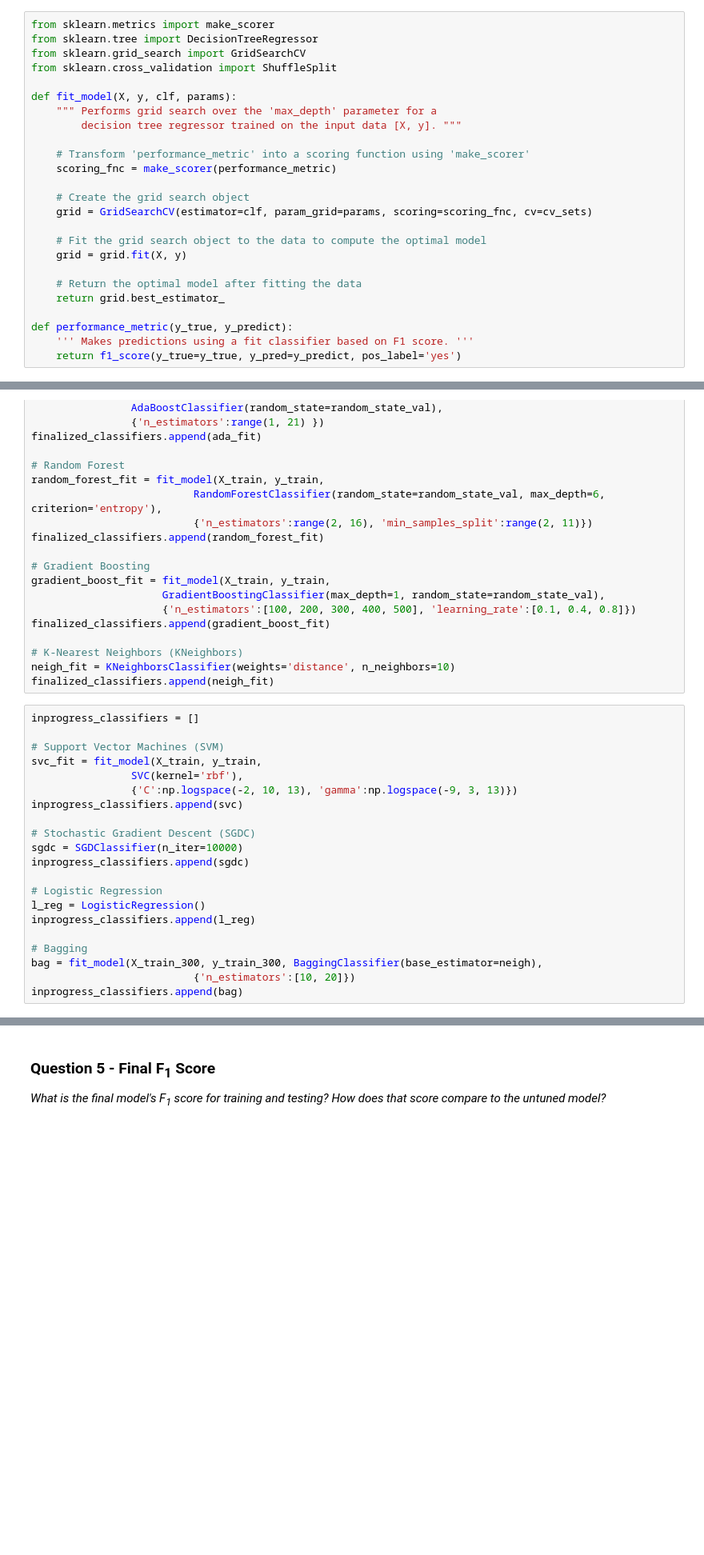
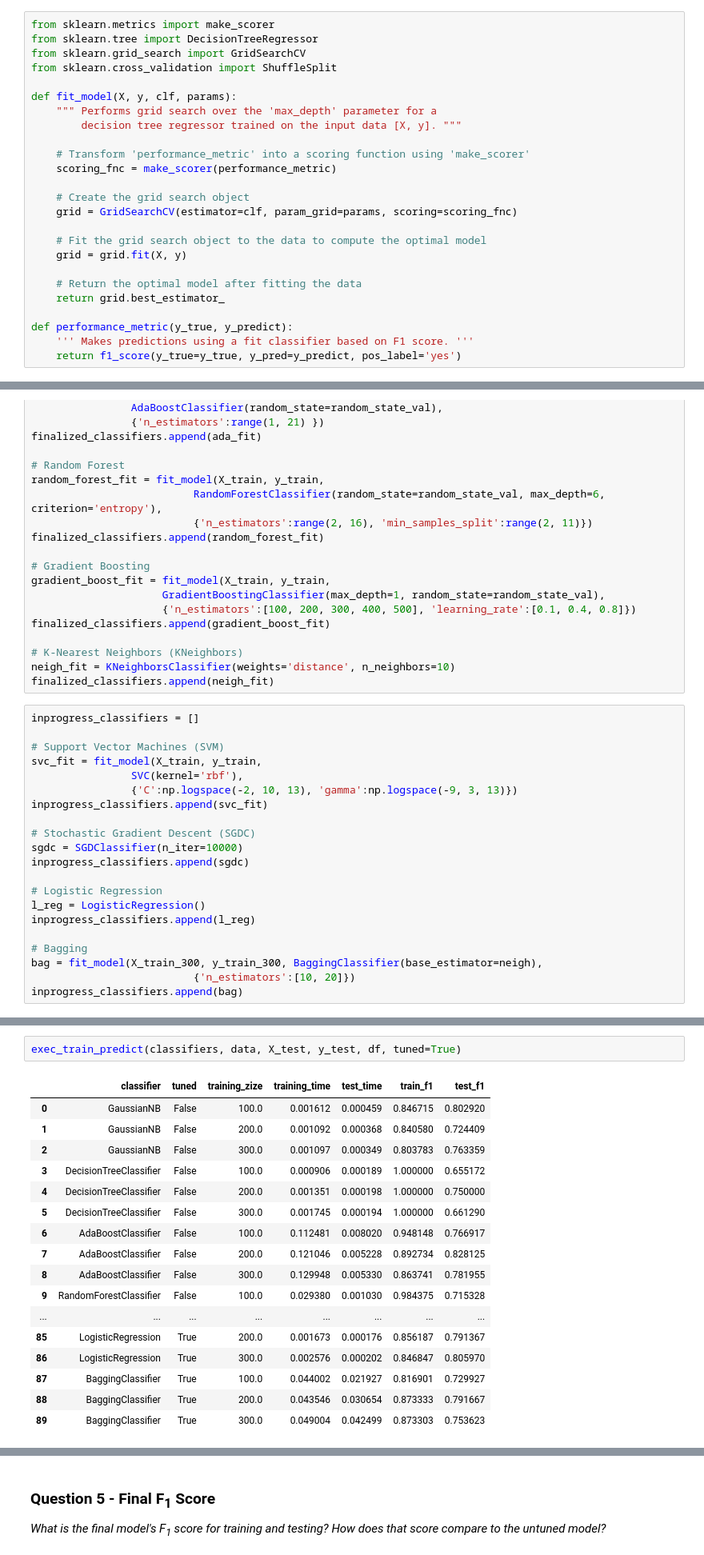
Before and after one commit to cjammi/machine-learning, a Jupyter notebook: projects/student_intervention/student_intervention.ipynb, the cells around one changed output, grey strips where cells are left out. Shown at 80% size. Saved outputs shown, nothing was run; the diff lists cells and outputs as text; blank space fills up the shorter version.

```diff
--- a/projects/student_intervention/student_intervention.ipynb
+++ b/projects/student_intervention/student_intervention.ipynb
@@ -630,7 +625,7 @@ def fit_model(X, y, clf, params):
     scoring_fnc = make_scorer(performance_metric)
 
     # Create the grid search object
-    grid = GridSearchCV(estimator=clf, param_grid=params, scoring=scoring_fnc, cv=cv_sets)
+    grid = GridSearchCV(estimator=clf, param_grid=params, scoring=scoring_fnc)
 
     # Fit the grid search object to the data to compute the optimal model
     grid = grid.fit(X, y)
@@ -694,7 +689,7 @@ inprogress_classifiers = []
 svc_fit = fit_model(X_train, y_train,
                 SVC(kernel='rbf'),
                 {'C':np.logspace(-2, 10, 13), 'gamma':np.logspace(-9, 3, 13)})
-inprogress_classifiers.append(svc)
+inprogress_classifiers.append(svc_fit)
 
 # Stochastic Gradient Descent (SGDC)
 sgdc = SGDClassifier(n_iter=10000)
@@ -743,0 +728,20 @@ Image(graph.create_png())
+# %%
+exec_train_predict(classifiers, data, X_test, y_test, df, tuned=True)
+# %% [output]
+|  | classifier | tuned | training_zize | training_time | test_time | train_f1 | test_f1 |
+| 0 | GaussianNB | False | 100.0 | 0.001612 | 0.000459 | 0.846715 | 0.802920 |
+| 1 | GaussianNB | False | 200.0 | 0.001092 | 0.000368 | 0.840580 | 0.724409 |
+| 2 | GaussianNB | False | 300.0 | 0.001097 | 0.000349 | 0.803783 | 0.763359 |
+| 3 | DecisionTreeClassifier | False | 100.0 | 0.000906 | 0.000189 | 1.000000 | 0.655172 |
+| 4 | DecisionTreeClassifier | False | 200.0 | 0.001351 | 0.000198 | 1.000000 | 0.750000 |
+| 5 | DecisionTreeClassifier | False | 300.0 | 0.001745 | 0.000194 | 1.000000 | 0.661290 |
+| 6 | AdaBoostClassifier | False | 100.0 | 0.112481 | 0.008020 | 0.948148 | 0.766917 |
+| 7 | AdaBoostClassifier | False | 200.0 | 0.121046 | 0.005228 | 0.892734 | 0.828125 |
+| 8 | AdaBoostClassifier | False | 300.0 | 0.129948 | 0.005330 | 0.863741 | 0.781955 |
+| 9 | RandomForestClassifier | False | 100.0 | 0.029380 | 0.001030 | 0.984375 | 0.715328 |
+| ... | ... | ... | ... | ... | ... | ... | ... |
+| 85 | LogisticRegression | True | 200.0 | 0.001673 | 0.000176 | 0.856187 | 0.791367 |
+| 86 | LogisticRegression | True | 300.0 | 0.002576 | 0.000202 | 0.846847 | 0.805970 |
+| 87 | BaggingClassifier | True | 100.0 | 0.044002 | 0.021927 | 0.816901 | 0.729927 |
+| 88 | BaggingClassifier | True | 200.0 | 0.043546 | 0.030654 | 0.873333 | 0.791667 |
+| 89 | BaggingClassifier | True | 300.0 | 0.049004 | 0.042499 | 0.873303 | 0.753623 |
```
Also changed, not shown: parts of 14 cells of this notebook.
